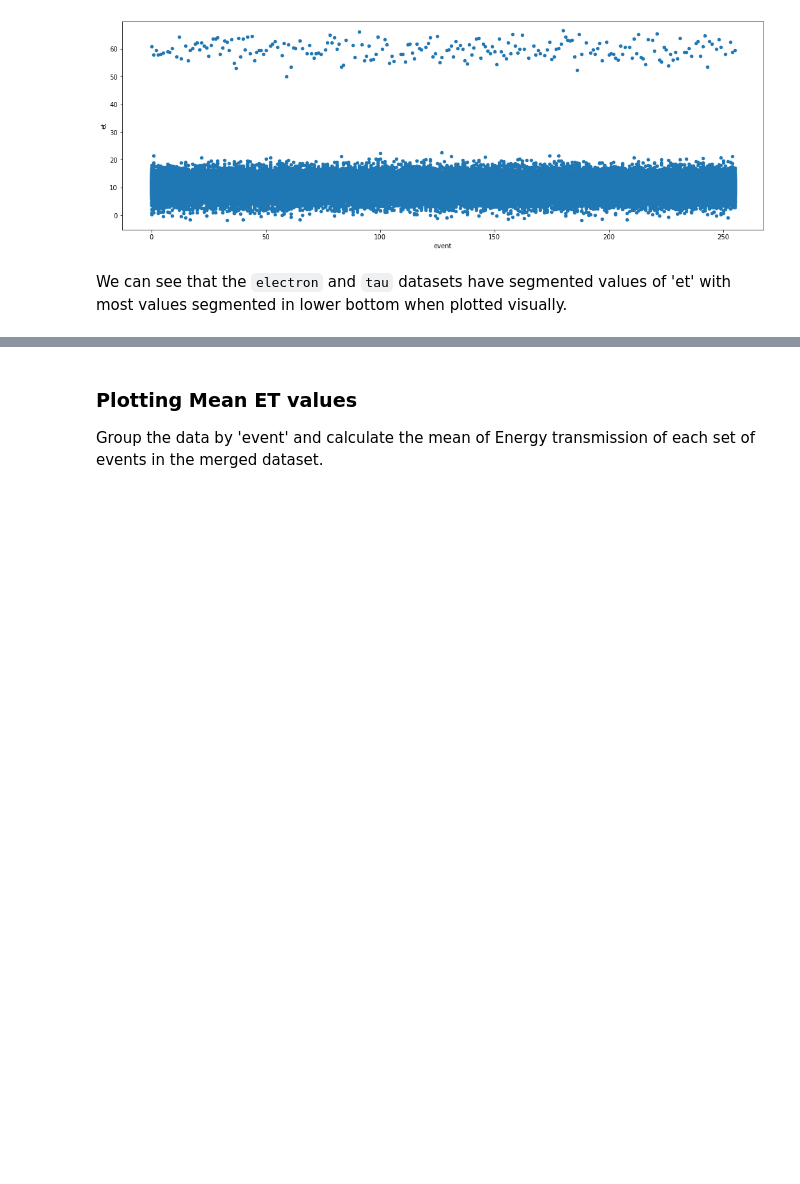
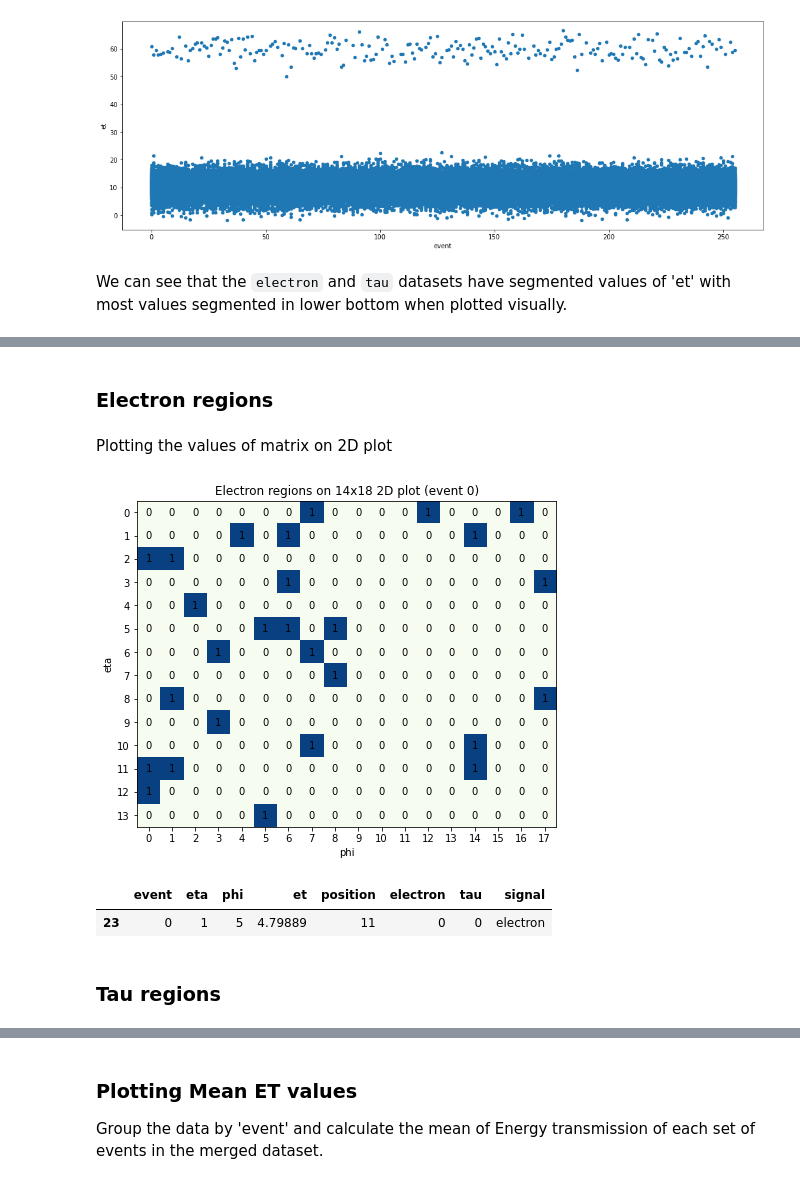
Before and after one commit to SridharaDasu/CMSMLProjectData, a Jupyter notebook: EDA_allData.ipynb, the cells around one changed output, grey strips where cells are left out. Saved outputs shown, nothing was run; the diff lists cells and outputs as text; code cells hidden in the pictures; blank space fills up the shorter version.

Commit message:
Added code for visualizing experiment data on 2d

```diff
--- a/EDA_allData.ipynb
+++ b/EDA_allData.ipynb
@@ -107,0 +112,2 @@ We can see that the `electron` and `tau` datasets have segmented values of 'et'
+# %%
+event_data = data_elec.loc[data_elec['event'] == 0]
@@ -107,0 +123,38 @@ We can see that the `electron` and `tau` datasets have segmented values of 'et'
+# %% [markdown]
+### Electron regions
+# %%
+# Convert the series into a 14x18 matrix
+x_elec = np.array(event_data['electron'])
+matrix_electron = np.asmatrix(x_elec)
+
+# Resizing into size 14x18
+matrix_electron.resize((14, 18))
+# %% [markdown]
+Plotting the values of matrix on 2D plot
+# %%
+fig, ax = plt.subplots(figsize = (18, 6))
+mat = ax.imshow(matrix_electron, cmap='GnBu', interpolation='nearest')
+
+# Set attributes
+plt.ylabel("eta")
+plt.xlabel("phi")
+plt.yticks(range(matrix_electron.shape[0]))
+plt.xticks(range(matrix_electron.shape[1]))
+plt.title('Electron regions on 14x18 2D plot (event 0)')
+
+# this places 0 or 1 centered in the individual squares
+for x in range(matrix_electron.shape[0]):
+    for y in range(matrix_electron.shape[1]):
+        ax.annotate(str(matrix_electron[x, y])[0], xy=(y, x),
+                    horizontalalignment='center', verticalalignment='center')
+plt.show()
+# %% [output]
+[figure, added]
+# %%
+# Checking
+event_data[(event_data.eta == 1) & (event_data.phi == 5)]
+# %% [output]
+|  | event | eta | phi | et | position | electron | tau | signal |
+| 23 | 0 | 1 | 5 | 4.79889 | 11 | 0 | 0 | electron |
+# %% [markdown]
+### Tau regions
```
Also changed, not shown: parts of 11 cells of this notebook.
